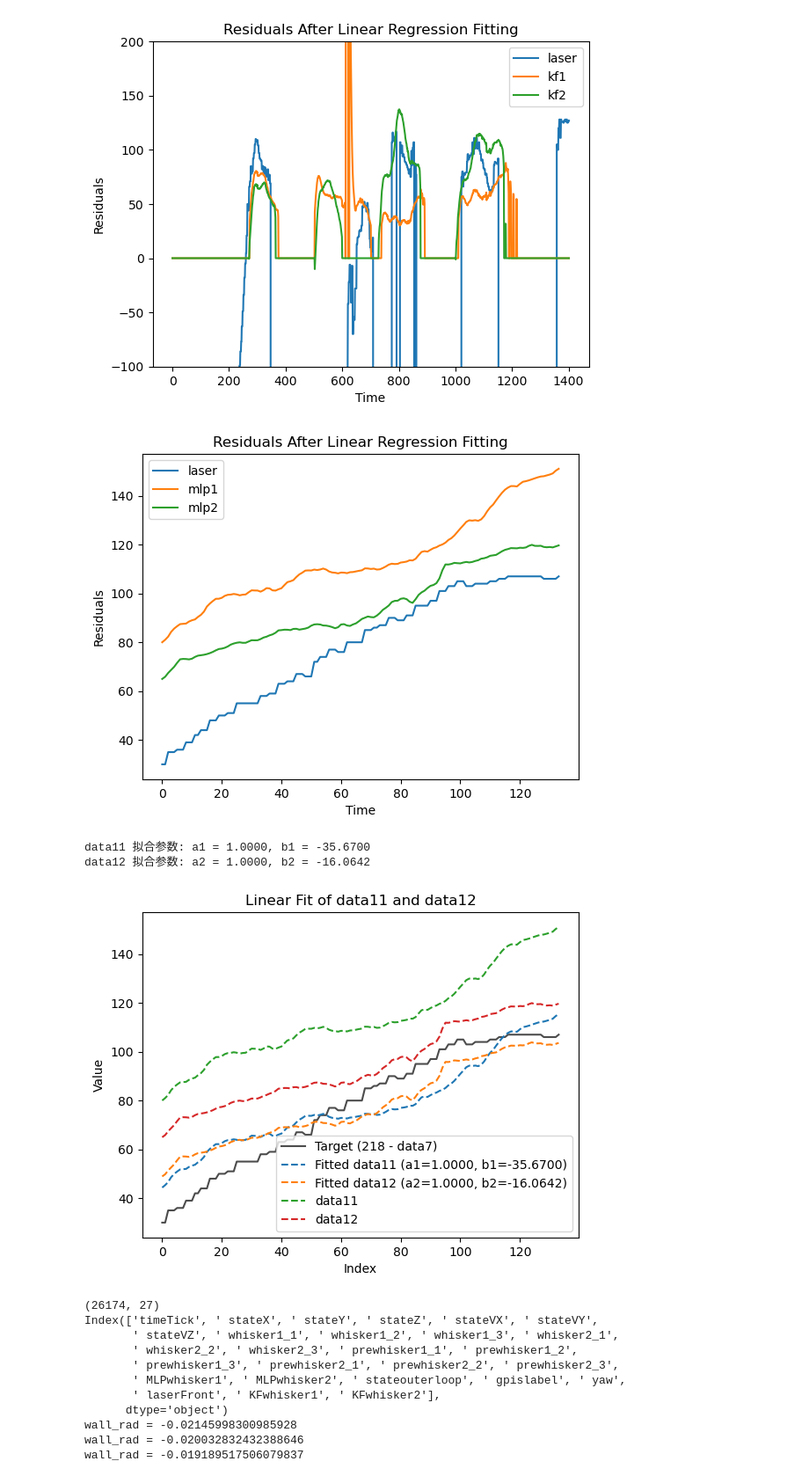
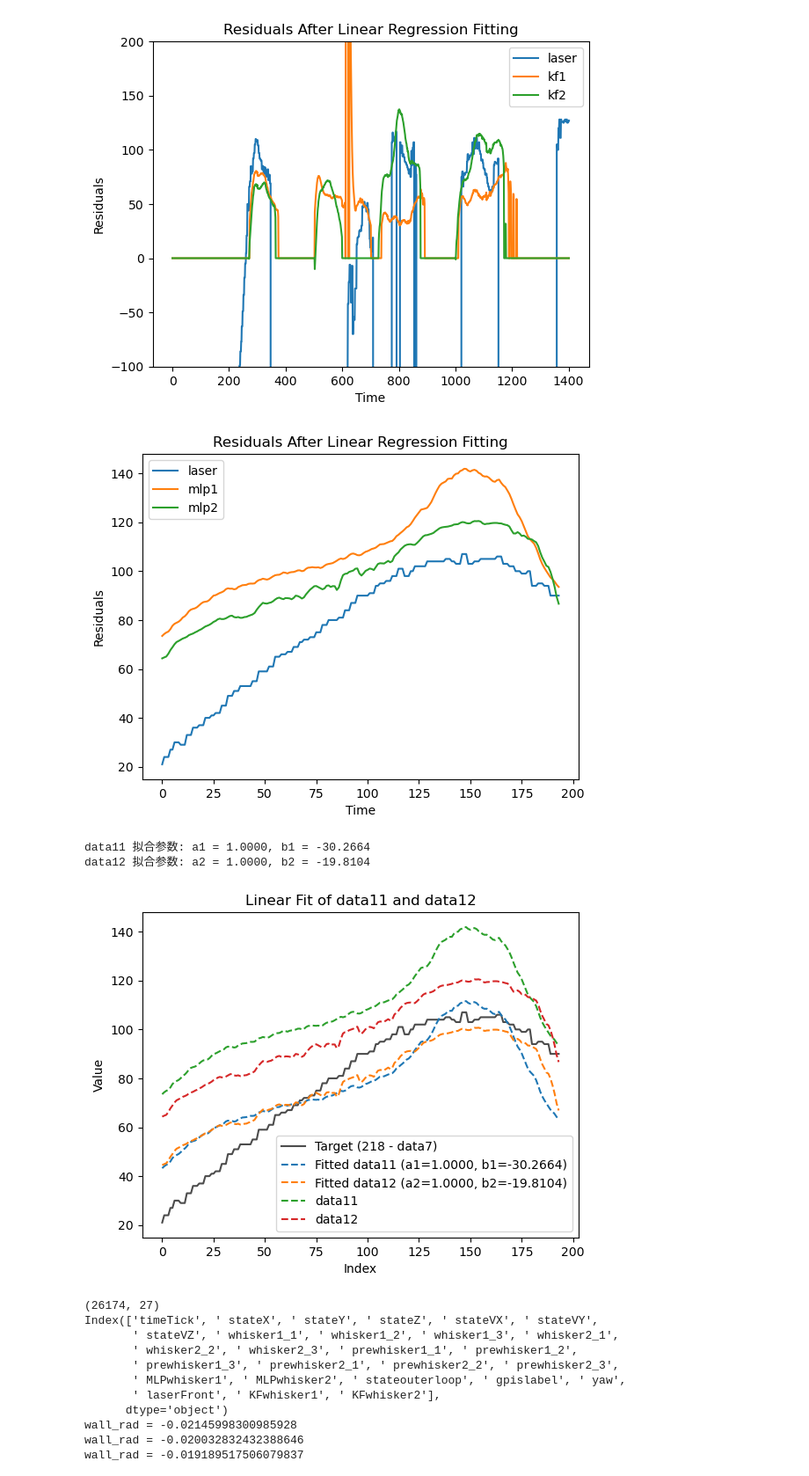
Before and after one commit to TacYee/crazyflie-firmware-bl, a Jupyter notebook: examples/demos/app_whiskers_CF/data/data_preprocess.ipynb, the cells around one changed output. Shown at 88% size. Cells and saved outputs as stored; diff of their text form; code cells hidden in the pictures.

```diff
--- a/examples/demos/app_whiskers_CF/data/data_preprocess.ipynb
+++ b/examples/demos/app_whiskers_CF/data/data_preprocess.ipynb
@@ -719,10 +719,10 @@ plt.show()
 [figure]
 # %%
 #app-20241211T16-05-26 for video
-data = pd.read_csv('20241211/app-20241221T14-05-59.csv')
-data1 = data.iloc[521:655, 4].values
-data2 = data.iloc[521:655, 5].values
-data3 = data.iloc[521:655, 6].values
+data = pd.read_csv('20241211/app-20241224T10-17-02.csv')
+data1 = data.iloc[686:880, 4].values
+data2 = data.iloc[686:880, 5].values
+data3 = data.iloc[686:880, 6].values
 
 # plt.plot(data1, label="whisker1_1", alpha=0.7)
 # plt.plot(data2, label="whisker2_1", alpha=0.7)
@@ -730,7 +730,7 @@ data3 = data.iloc[521:655, 6].values
 # plt.plot(data4, label="whisker2_2", alpha=0.7)
 # plt.plot(data5, label="whisker1_3", alpha=0.7)
 # plt.plot(data6, label="whisker2_3", alpha=0.7)
-plt.plot(199 - data3, label="laser")
+plt.plot(207 - data3, label="laser")
 # # plt.plot(data8*10000 - 3000, label="Y")
 plt.plot(data1, label="mlp1")
 plt.plot(data2, label="mlp2")
@@ -743,15 +743,15 @@ plt.ylabel("Residuals")
 plt.title("Residuals After Linear Regression Fitting")
 plt.show()
 # %% [output]
-[figure, old version]
+[figure, new version]
 # %%
 # 数据提取
-data11 = data.iloc[521:655, 4].values
-data12 = data.iloc[521:655, 5].values
-data7 = data.iloc[521:655, 6].values
+data11 = data.iloc[686:880, 4].values
+data12 = data.iloc[686:880, 5].values
+data7 = data.iloc[686:880, 6].values
 
 # 目标变量
-y_target = 199 - data7
+y_target = 207 - data7
 
 # 最小二乘法拟合函数
 def linear_fit(x, y):
@@ -760,36 +760,36 @@ def linear_fit(x, y):
     y_mean = np.mean(y)
     # 计算斜率和截距
     a = 1
     b = y_mean - a * x_mean
     return a, b
 
 # 对 data11 进行拟合
 a1, b1 = linear_fit(data11, y_target)
 print(f"data11 拟合参数: a1 = {a1:.4f}, b1 = {b1:.4f}")
 
 # 对 data12 进行拟合
 a2, b2 = linear_fit(data12, y_target)
 print(f"data12 拟合参数: a2 = {a2:.4f}, b2 = {b2:.4f}")
 
 # 计算拟合结果
 fit_data11 = a1 * data11 + b1
 fit_data12 = a2 * data12 + b2
 
 # 可视化
 plt.plot(y_target, label="Target (218 - data7)", alpha=0.7, color="black")
 plt.plot(fit_data11, label=f"Fitted data11 (a1={a1:.4f}, b1={b1:.4f})", linestyle="--")
 plt.plot(fit_data12, label=f"Fitted data12 (a2={a2:.4f}, b2={b2:.4f})", linestyle="--")
 plt.plot(data11, label=f"data11", linestyle="--")
 plt.plot(data12, label=f"data12", linestyle="--")
 plt.legend()
 plt.xlabel("Index")
 plt.ylabel("Value")
 plt.title("Linear Fit of data11 and data12")
 plt.show()
 # %% [output]
-data11 拟合参数: a1 = 1.0000, b1 = -35.6700
-data12 拟合参数: a2 = 1.0000, b2 = -16.0642
+data11 拟合参数: a1 = 1.0000, b1 = -30.2664
+data12 拟合参数: a2 = 1.0000, b2 = -19.8104
-[figure, old version]
+[figure, new version]
 # %%
 import pandas as pd
 import numpy as np
```
Also changed, not shown: 38 other files.
